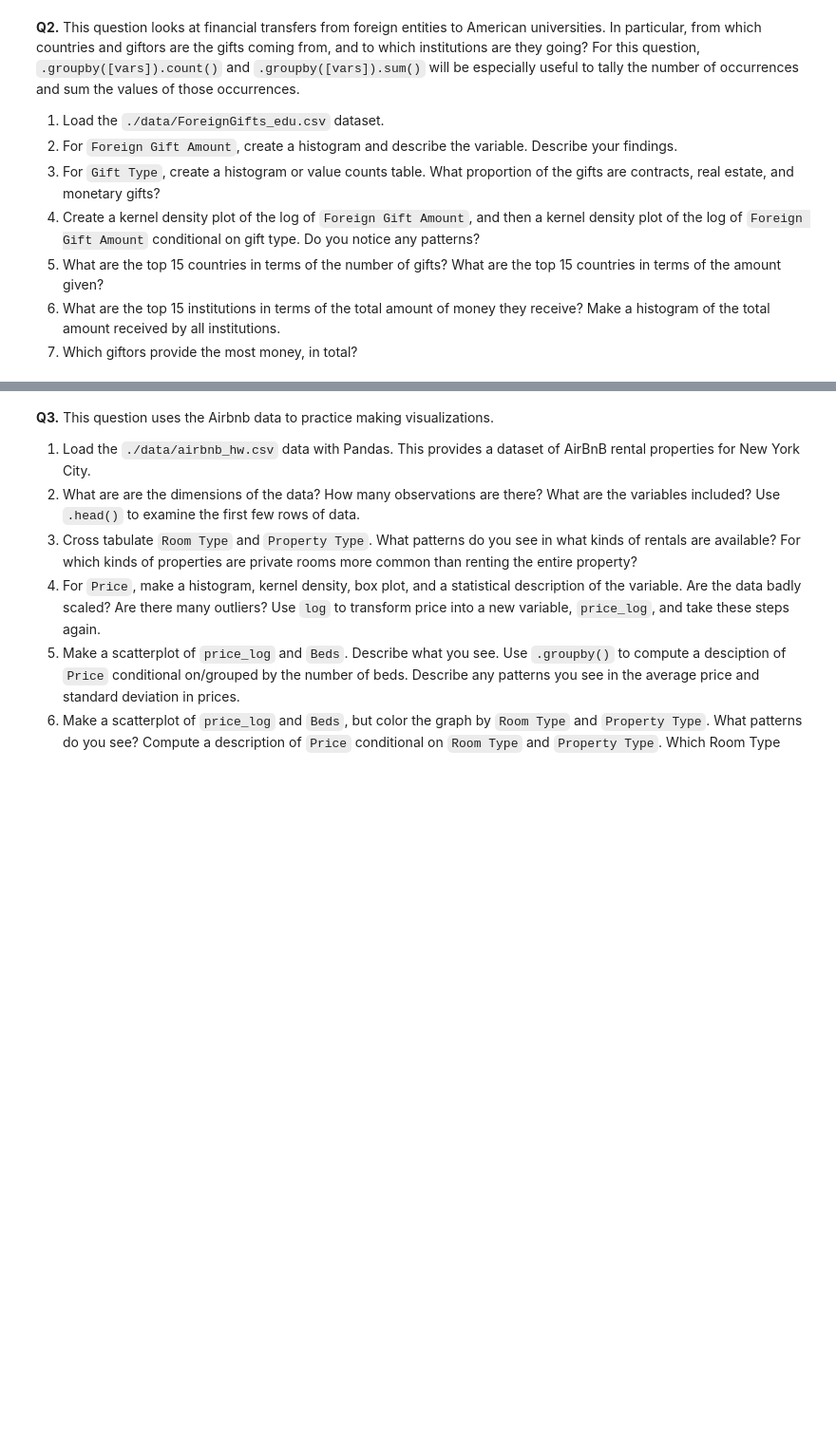
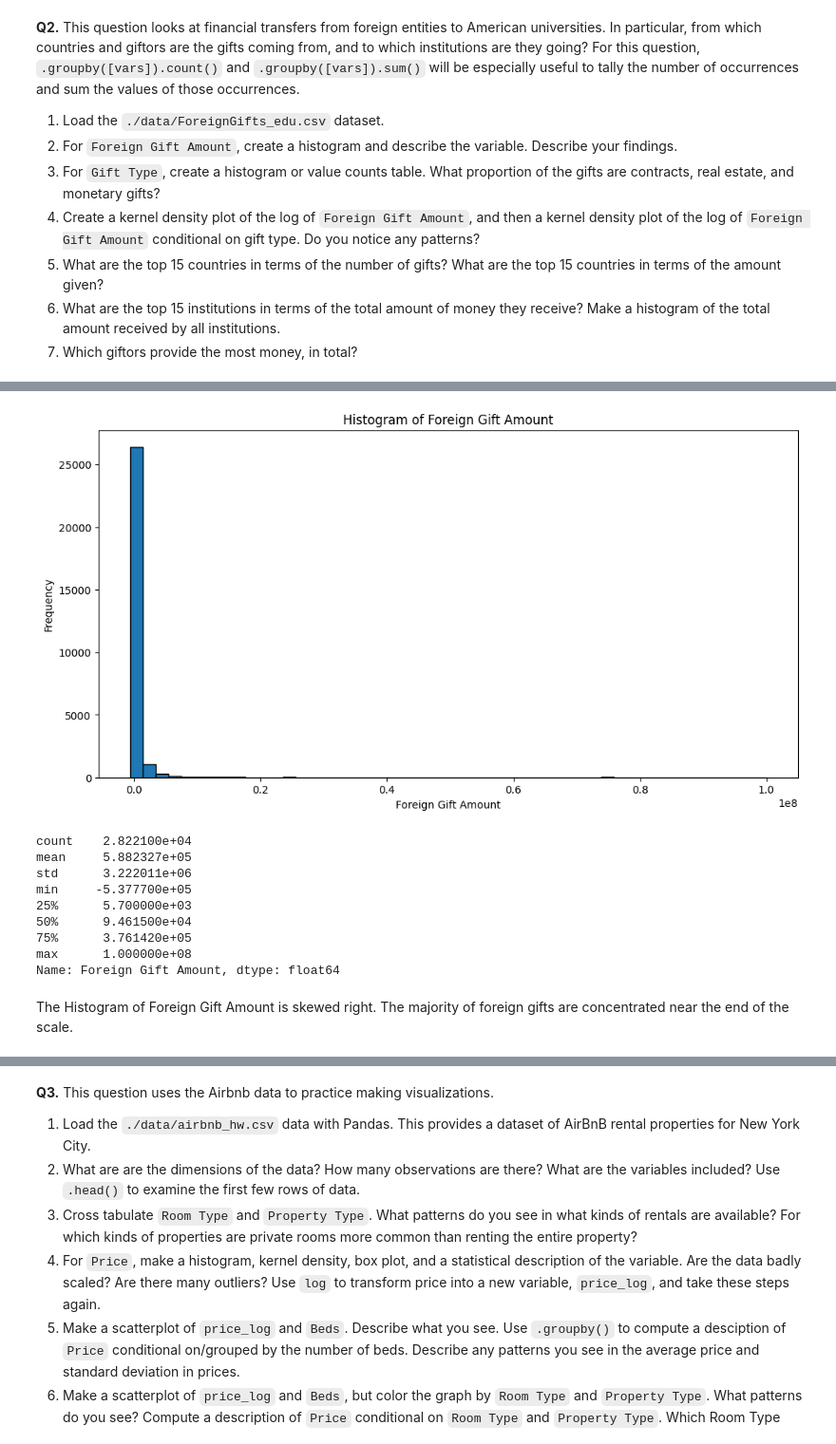
Before and after one commit to kimberlyyliuu/EDA, a Jupyter notebook: assignment/assignment.ipynb, the cells around one changed output, grey strips where cells are left out. Shown at 95% size. Cells and saved outputs as stored; diff of their text form; code cells hidden in the pictures; blank space fills up the shorter version.

```diff
--- a/assignment/assignment.ipynb
+++ b/assignment/assignment.ipynb
@@ -32,3 +32,6 @@ It can be very helpful to understand some basic properties of these statistics.
 5. What are the top 15 countries in terms of the number of gifts? What are the top 15 countries in terms of the amount given?
 6. What are the top 15 institutions in terms of the total amount of money they receive? Make a histogram of the total amount received by all institutions.
 7. Which giftors provide the most money, in total?
+# %%
+df = pd.read_csv('./data/ForeignGifts_edu.csv')
+df.head()
@@ -34,0 +45,27 @@ It can be very helpful to understand some basic properties of these statistics.
+# %%
+import matplotlib.pyplot as plt
+
+# Create a histogram for Foreign Gift Amount
+plt.figure(figsize=(12, 6))
+plt.hist(df['Foreign Gift Amount'], bins=50, edgecolor='black')
+plt.title('Histogram of Foreign Gift Amount')
+plt.xlabel('Foreign Gift Amount')
+plt.ylabel('Frequency')
+plt.show()
+
+# Describe the Foreign Gift Amount variable
+description = df['Foreign Gift Amount'].describe()
+print(description)
+# %% [output]
+[figure, added]
+count    2.822100e+04
+mean     5.882327e+05
+std      3.222011e+06
+min     -5.377700e+05
+25%      5.700000e+03
+50%      9.461500e+04
+75%      3.761420e+05
+max      1.000000e+08
+Name: Foreign Gift Amount, dtype: float64
+# %% [markdown]
+The Histogram of Foreign Gift Amount is skewed right. The majority of foreign gifts are concentrated near the end of the scale.
```
Also changed, not shown: parts of 6 cells of this notebook.
